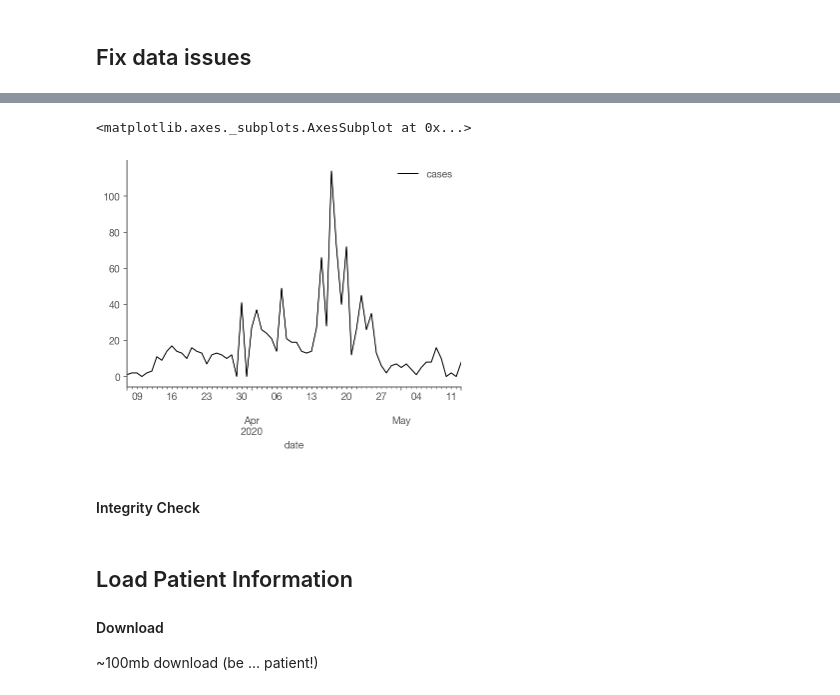
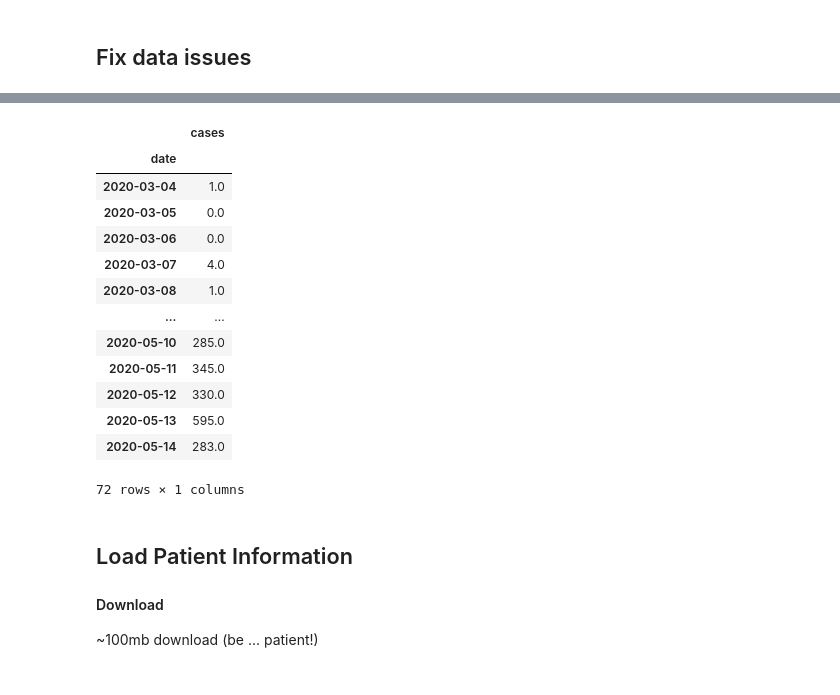
Before and after one commit to maciekrt/covid-19, a Jupyter notebook: Realtime Rt mcmc.ipynb, the cells around one changed output, grey strips where cells are left out. Drawn from its saved outputs; the diff is of its cells as text; code cells hidden in the pictures.

```diff
--- a/Realtime Rt mcmc.ipynb
+++ b/Realtime Rt mcmc.ipynb
@@ -160,12 +124,3 @@ def transform_cases(case_series):
     return filtered
 
 transformedCases = countries.groupby('country').transform(transform_cases)
-# %%
-transformedCases.loc[country].plot(c='k', lw=1)
-# %% [output]
-<matplotlib.axes._subplots.AxesSubplot at 0x...>
-[figure, removed]
-# %%
-countries = transformedCases
-# %% [markdown]
-#### Integrity Check
@@ -199,3 +127,20 @@ for country, grp in countries.groupby('country'):
+# %%
+countries.loc['Poland']
+# %% [output]
+|  | cases |
+| date |  |
+| 2020-03-04 | 1.0 |
+| 2020-03-05 | 0.0 |
+| 2020-03-06 | 0.0 |
+| 2020-03-07 | 4.0 |
+| 2020-03-08 | 1.0 |
+| ... | ... |
+| 2020-05-10 | 285.0 |
+| 2020-05-11 | 345.0 |
+| 2020-05-12 | 330.0 |
+| 2020-05-13 | 595.0 |
+| 2020-05-14 | 283.0 |
+72 rows × 1 columns
 # %% [markdown]
 ## Load Patient Information
 #### Download
```
Also changed, not shown: parts of 45 cells of this notebook.
